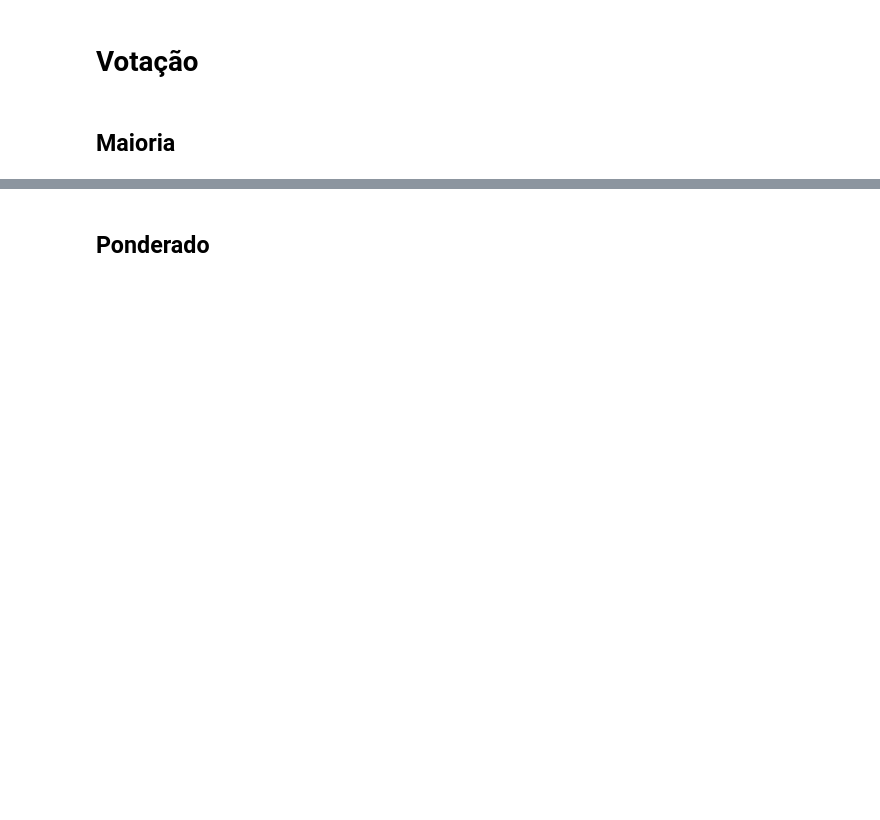
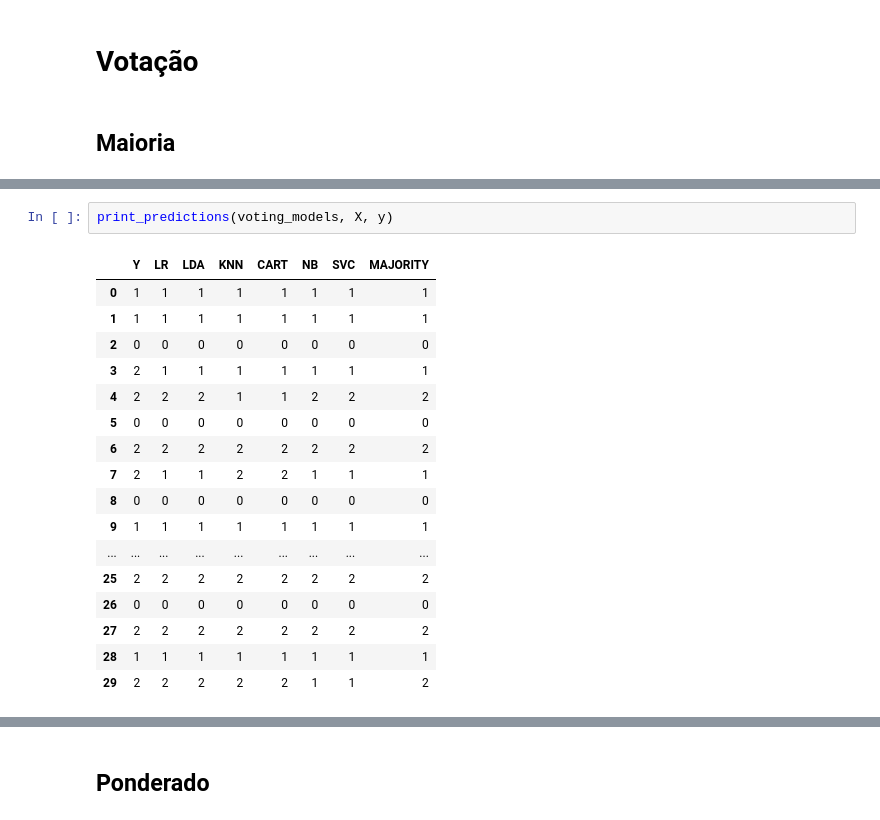
Before and after one commit to gilmar/udacity-live-coding-ensembles, a Jupyter notebook: udacity-live-coding-ensembles-stacking.ipynb, the cells around one changed output, grey strips where cells are left out. Drawn from its saved outputs; the diff is of its cells as text; blank space fills up the shorter version.

```diff
--- a/udacity-live-coding-ensembles-stacking.ipynb
+++ b/udacity-live-coding-ensembles-stacking.ipynb
@@ -139,0 +208,20 @@ voting_estimators = [(name, models[name]) for name in voting_models_names]
+# %%
+print_predictions(voting_models, X, y)
+# %% [output]
+|  | Y | LR | LDA | KNN | CART | NB | SVC | MAJORITY |
+| 0 | 1 | 1 | 1 | 1 | 1 | 1 | 1 | 1 |
+| 1 | 1 | 1 | 1 | 1 | 1 | 1 | 1 | 1 |
+| 2 | 0 | 0 | 0 | 0 | 0 | 0 | 0 | 0 |
+| 3 | 2 | 1 | 1 | 1 | 1 | 1 | 1 | 1 |
+| 4 | 2 | 2 | 2 | 1 | 1 | 2 | 2 | 2 |
+| 5 | 0 | 0 | 0 | 0 | 0 | 0 | 0 | 0 |
+| 6 | 2 | 2 | 2 | 2 | 2 | 2 | 2 | 2 |
+| 7 | 2 | 1 | 1 | 2 | 2 | 1 | 1 | 1 |
+| 8 | 0 | 0 | 0 | 0 | 0 | 0 | 0 | 0 |
+| 9 | 1 | 1 | 1 | 1 | 1 | 1 | 1 | 1 |
+| ... | ... | ... | ... | ... | ... | ... | ... | ... |
+| 25 | 2 | 2 | 2 | 2 | 2 | 2 | 2 | 2 |
+| 26 | 0 | 0 | 0 | 0 | 0 | 0 | 0 | 0 |
+| 27 | 2 | 2 | 2 | 2 | 2 | 2 | 2 | 2 |
+| 28 | 1 | 1 | 1 | 1 | 1 | 1 | 1 | 1 |
+| 29 | 2 | 2 | 2 | 2 | 2 | 1 | 1 | 2 |
```
Also changed, not shown: parts of 23 cells of this notebook.
